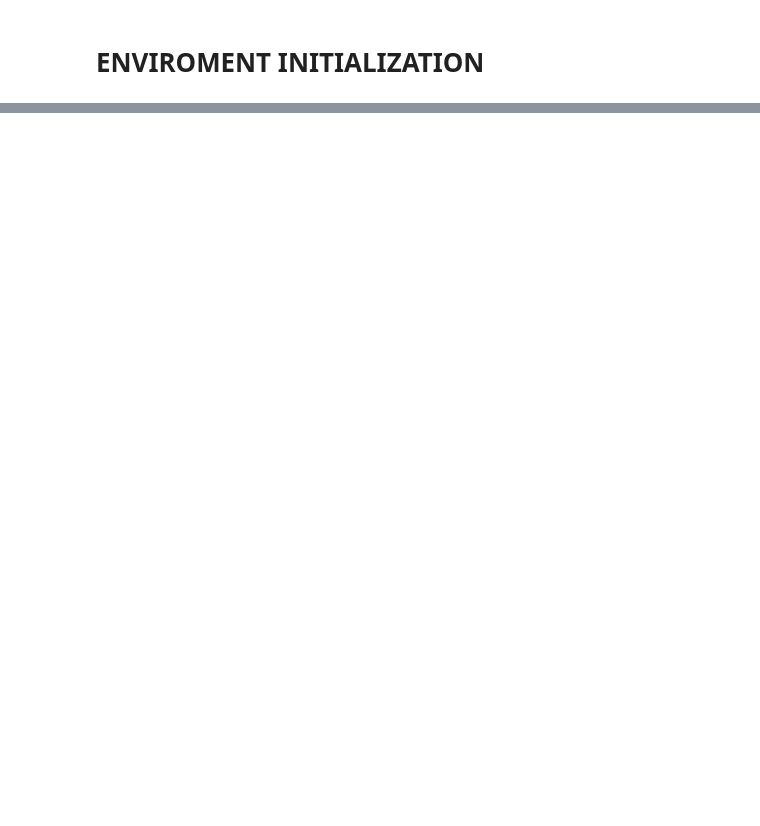
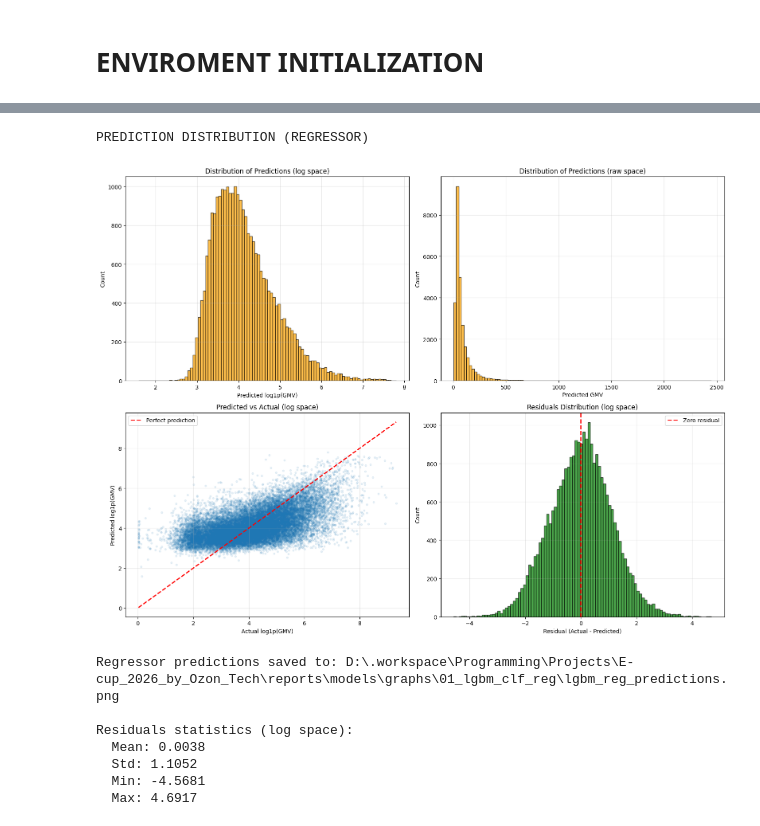
Before and after one commit to HelloImWebbieeee/E-cup_2026_by_Ozon_Tech, a Jupyter notebook: notebooks/04_models_learning.ipynb, the cells around one changed output, grey strips where cells are left out. Drawn from its saved outputs; the diff is of its cells as text; code cells hidden in the pictures; blank space fills up the shorter version.

```diff
--- a/notebooks/04_models_learning.ipynb
+++ b/notebooks/04_models_learning.ipynb
@@ -37,0 +864,66 @@ from config import (
+# %%
+# PREDICTION DISTRIBUTION (REGRESSOR)
+print("PREDICTION DISTRIBUTION (REGRESSOR)")
+
+# Validation predictions (in logarithmic space)
+y_reg_val_pred_opt_log = reg_optimized.predict(X_reg_val)
+y_reg_val_pred_opt_raw = np.expm1(y_reg_val_pred_opt_log)
+y_reg_val_raw = np.expm1(y_reg_val)
+
+fig, axes = plt.subplots(2, 2, figsize = (16, 12))
+
+# Graph 1: Prediction distribution (log space)
+axes[0, 0].hist(y_reg_val_pred_opt_log, bins = 100, alpha = 0.7, edgecolor = "black", color = "orange")
+axes[0, 0].set_title("Distribution of Predictions (log space)")
+axes[0, 0].set_xlabel("Predicted log1p(GMV)")
+axes[0, 0].set_ylabel("Count")
+axes[0, 0].grid(alpha = 0.3)
+
+# Graph 2: Prediction distribution (raw space)
+axes[0, 1].hist(y_reg_val_pred_opt_raw, bins = 100, alpha = 0.7, edgecolor = "black", color = "orange")
+axes[0, 1].set_title("Distribution of Predictions (raw space)")
+axes[0, 1].set_xlabel("Predicted GMV")
+axes[0, 1].set_ylabel("Count")
+axes[0, 1].grid(alpha = 0.3)
+
+# Graph 3: Prediction vs Reality (log space)
+axes[1, 0].scatter(y_reg_val, y_reg_val_pred_opt_log, alpha = 0.1, s = 10)
+axes[1, 0].plot([y_reg_val.min(), y_reg_val.max()], [y_reg_val.min(), y_reg_val.max()], "r--", linewidth = 2, label = "Perfect prediction")
+axes[1, 0].set_title("Predicted vs Actual (log space)")
+axes[1, 0].set_xlabel("Actual log1p(GMV)")
+axes[1, 0].set_ylabel("Predicted log1p(GMV)")
+axes[1, 0].legend()
+axes[1, 0].grid(alpha = 0.3)
+
+# Graph 4: Remaining space (log space)
+residuals_log = y_reg_val - y_reg_val_pred_opt_log
+axes[1, 1].hist(residuals_log, bins = 100, alpha = 0.7, edgecolor = "black", color = "green")
+axes[1, 1].set_title("Residuals Distribution (log space)")
+axes[1, 1].set_xlabel("Residual (Actual - Predicted)")
+axes[1, 1].set_ylabel("Count")
+axes[1, 1].axvline(0, color = "red", linestyle = "--", linewidth = 2, label = "Zero residual")
+axes[1, 1].legend()
+axes[1, 1].grid(alpha = 0.3)
+
+plt.tight_layout()
+fig.savefig(REPORTS_MODELS_GRAPHS_DIR / '01_lgbm_clf_reg' / "lgbm_reg_predictions.png", dpi = 150)
+plt.show()
+
+print(f"Regressor predictions saved to: {REPORTS_MODELS_GRAPHS_DIR / '01_lgbm_clf_reg' / 'lgbm_reg_predictions.png'}")
+
+# Статистика остатков
+print("\nResiduals statistics (log space):")
+print(f"  Mean: {residuals_log.mean():.4f}")
+print(f"  Std: {residuals_log.std():.4f}")
+print(f"  Min: {residuals_log.min():.4f}")
+print(f"  Max: {residuals_log.max():.4f}")
+# %% [output]
+PREDICTION DISTRIBUTION (REGRESSOR)
+[figure, added]
+Regressor predictions saved to: D:\.workspace\Programming\Projects\E-cup_2026_by_Ozon_Tech\reports\models\graphs\01_lgbm_clf_reg\lgbm_reg_predictions.png
+
+Residuals statistics (log space):
+  Mean: 0.0038
+  Std: 1.1052
+  Min: -4.5681
+  Max: 4.6917
```
Also changed, not shown: parts of 17 cells of this notebook, 2 other files.
